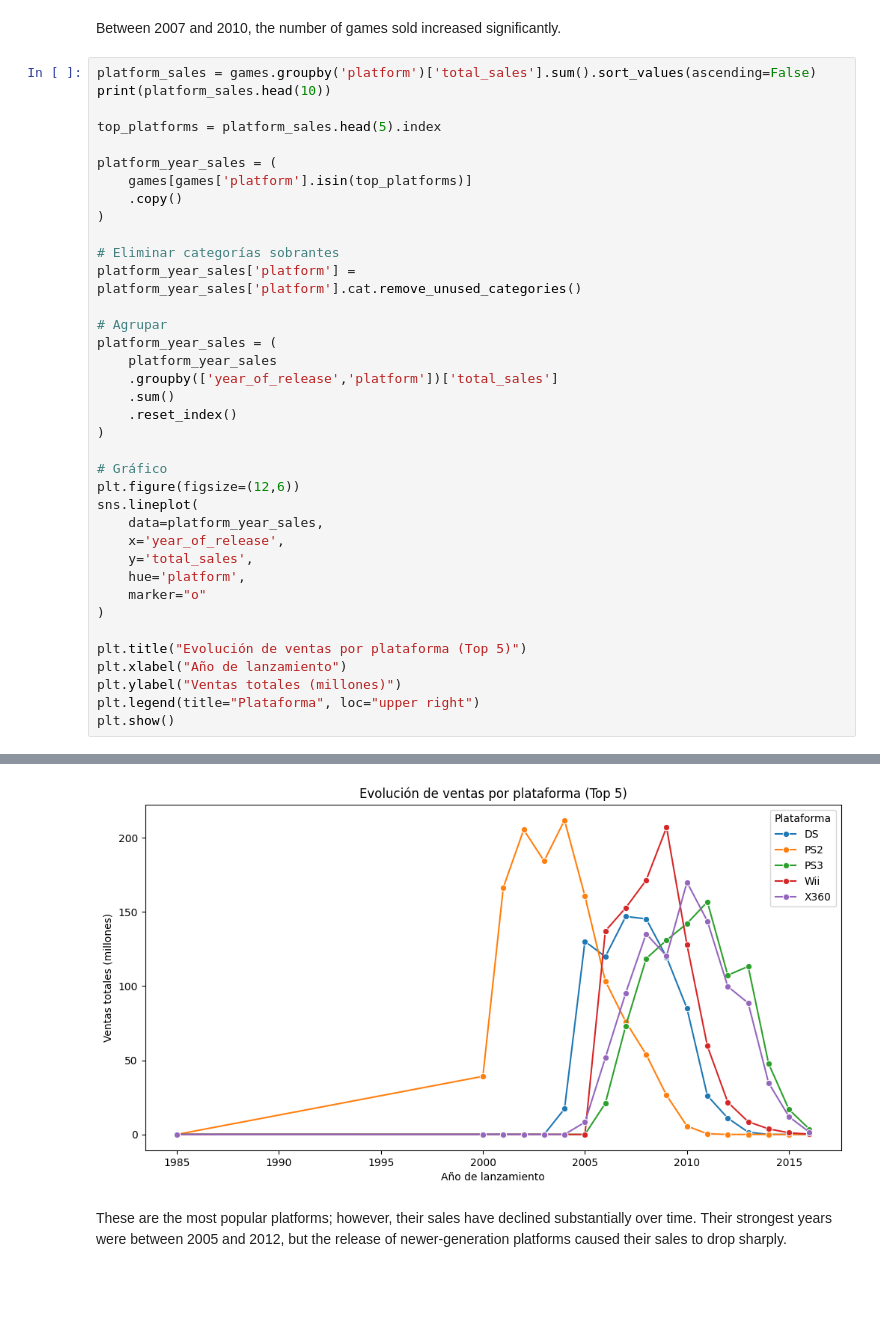
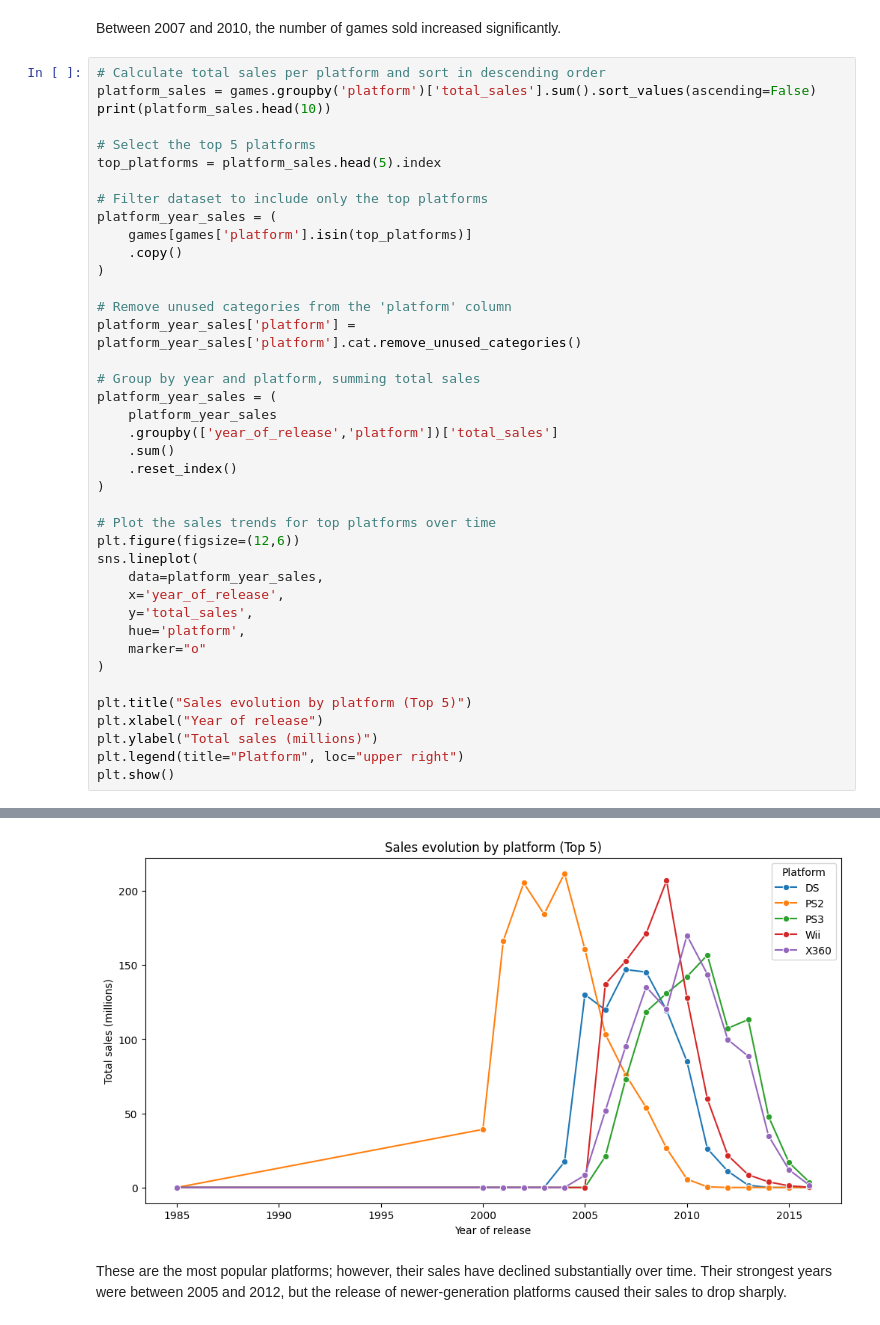
Before and after one commit to lgutierrezm1205-max/Video-Game-Sales-Analysis, a Jupyter notebook: video_game_sales_analysis.ipynb, the cells around one changed output, grey strips where cells are left out. Drawn from its saved outputs; the diff is of its cells as text; blank space fills up the shorter version.

```diff
--- a/video_game_sales_analysis.ipynb
+++ b/video_game_sales_analysis.ipynb
@@ -93,20 +95,23 @@ plt.show()
 # %% [markdown]
 Between 2007 and 2010, the number of games sold increased significantly.
 # %%
+# Calculate total sales per platform and sort in descending order
 platform_sales = games.groupby('platform')['total_sales'].sum().sort_values(ascending=False)
 print(platform_sales.head(10))
 
+# Select the top 5 platforms
 top_platforms = platform_sales.head(5).index
 
+# Filter dataset to include only the top platforms
 platform_year_sales = (
     games[games['platform'].isin(top_platforms)]
     .copy()
 )
 
-# Eliminar categorías sobrantes
+# Remove unused categories from the 'platform' column
 platform_year_sales['platform'] = platform_year_sales['platform'].cat.remove_unused_categories()
 
-# Agrupar
+# Group by year and platform, summing total sales
 platform_year_sales = (
     platform_year_sales
     .groupby(['year_of_release','platform'])['total_sales']
@@ -114,7 +119,7 @@ platform_year_sales = (
     .reset_index()
 )
 
-# Gráfico
+# Plot the sales trends for top platforms over time
 plt.figure(figsize=(12,6))
 sns.lineplot(
     data=platform_year_sales,
@@ -124,9 +129,9 @@ sns.lineplot(
     marker="o"
 )
 
-plt.title("Evolución de ventas por plataforma (Top 5)")
-plt.xlabel("Año de lanzamiento")
-plt.ylabel("Ventas totales (millones)")
-plt.legend(title="Plataforma", loc="upper right")
+plt.title("Sales evolution by platform (Top 5)")
+plt.xlabel("Year of release")
+plt.ylabel("Total sales (millions)")
+plt.legend(title="Platform", loc="upper right")
 plt.show()
 # %% [output]
@@ -133,4 +150,4 @@ plt.show()
-[figure, old version]
+[figure, new version]
 # %% [markdown]
 These are the most popular platforms; however, their sales have declined substantially over time. Their strongest years were between 2005 and 2012, but the release of newer-generation platforms caused their sales to drop sharply.
 # %%
```
Also changed, not shown: parts of 8 cells of this notebook.
